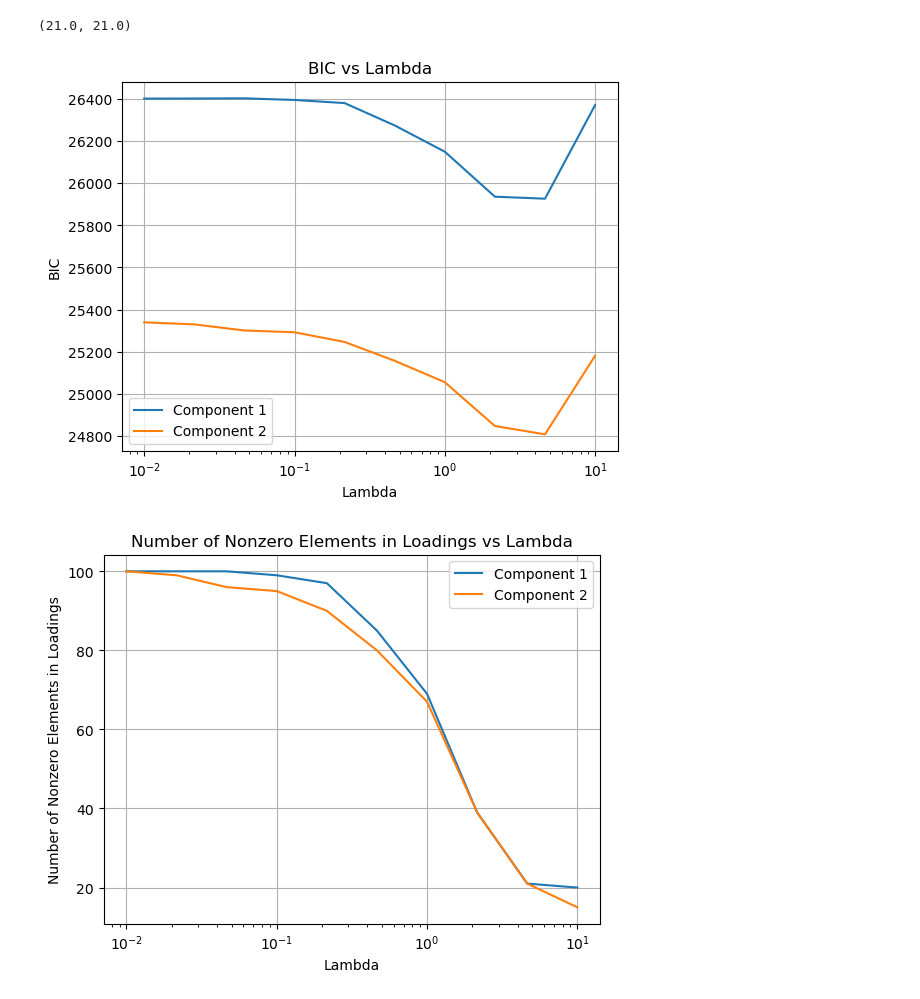
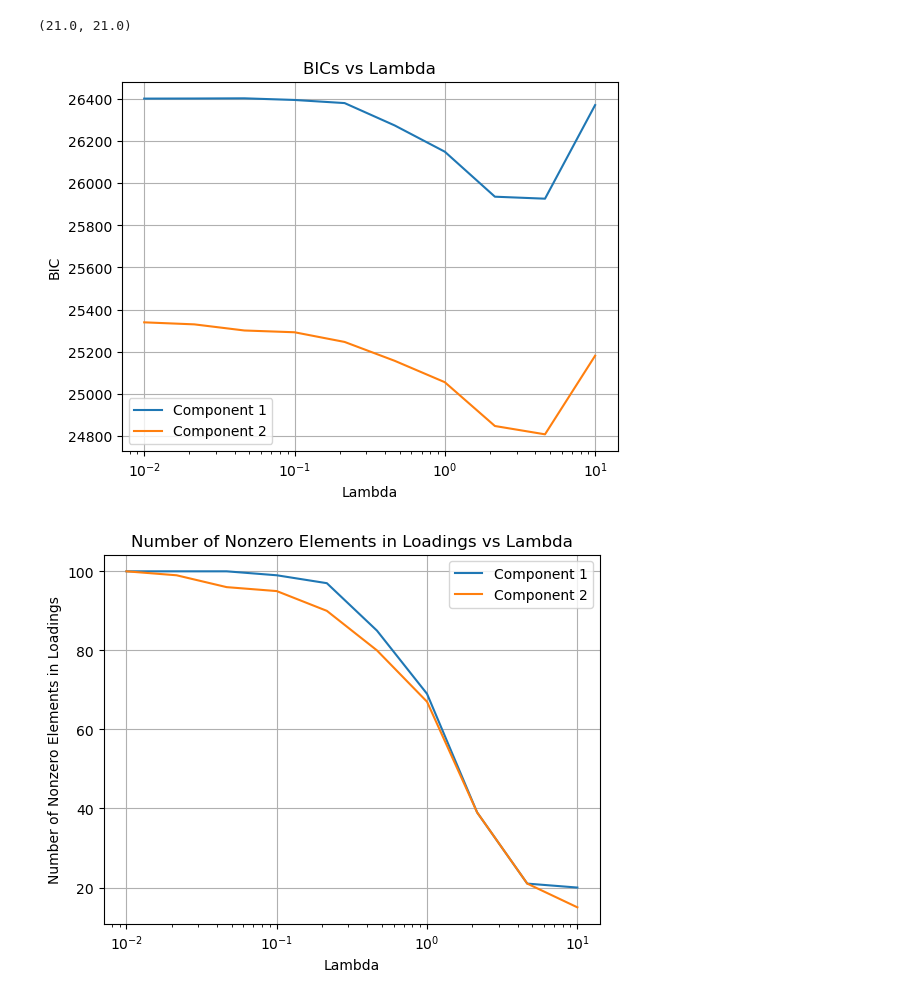
Before and after one commit to andyzhangstat/SLSVD, a Jupyter notebook: docs/example.ipynb, the cells around one changed output. Cells and saved outputs as stored; diff of their text form; code cells hidden in the pictures.

```diff
--- a/docs/example.ipynb
+++ b/docs/example.ipynb
@@ -161,16 +160,16 @@ zeros[np.argmin(BICs[:, 0]), 0], zeros[np.argmin(BICs[:, 1]), 1]
 # %%
 for i in range(BICs.shape[1]):
     plt.plot(thelam, BICs[:, i], label=f'Component {i+1}')
 
 plt.xlabel('Lambda')
 plt.ylabel('BIC')
-plt.title('BIC vs Lambda')
+plt.title('BICs vs Lambda')
 plt.xscale('log')  # Log scale for better visualization
 plt.legend()
 plt.grid(True)
 plt.show()
 # %% [output]
-[figure, old version]
+[figure, new version]
 # %%
 for i in range(zeros.shape[1]):
     plt.plot(thelam, zeros[:, i], label=f'Component {i+1}')
```
Also changed, not shown: parts of 20 cells of this notebook, 2 other files.
